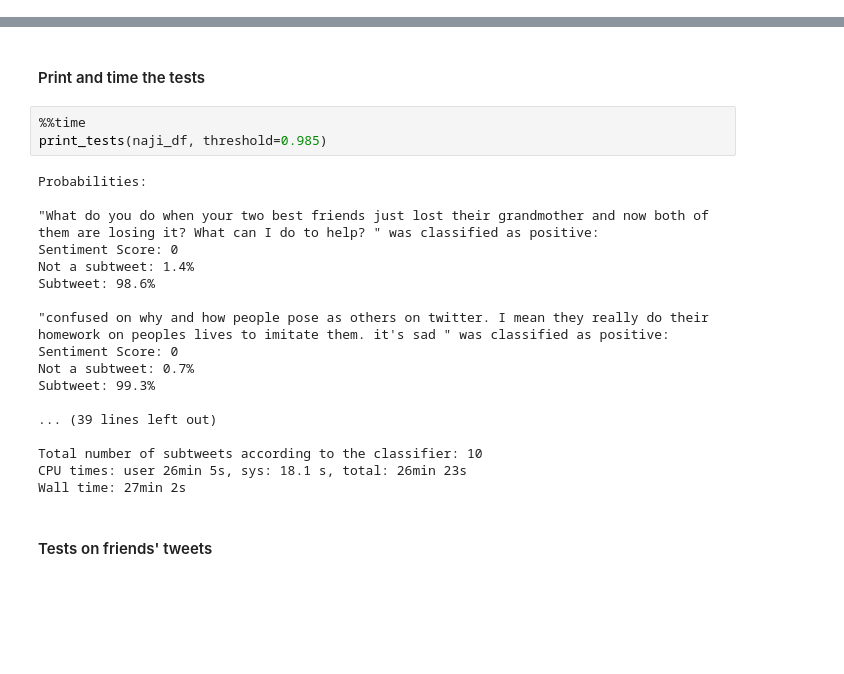
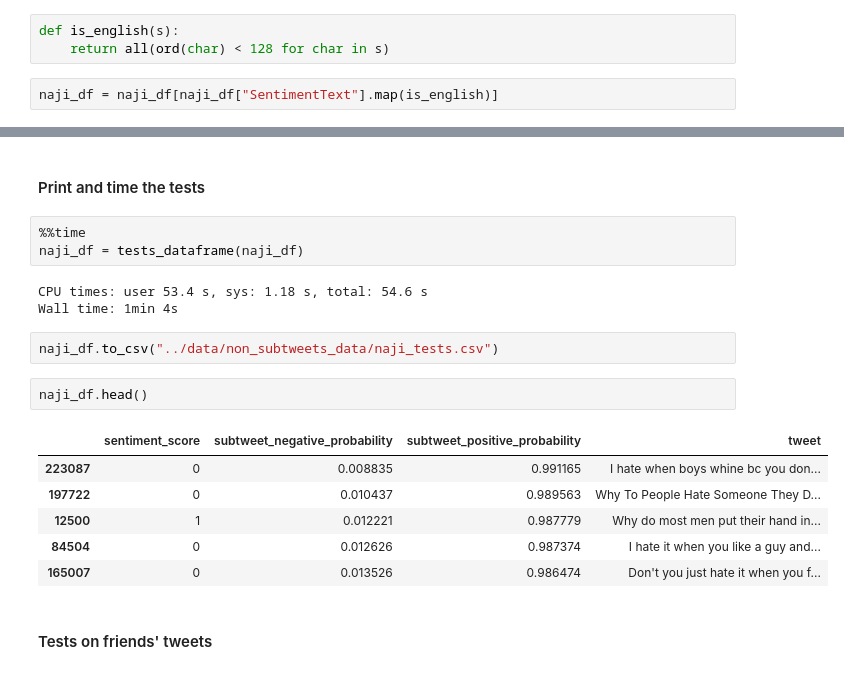
Before and after one commit to segalgouldn/Senior-Project-Subtweets, a Jupyter notebook: development/Create and Utilize Naive Bayes Classifier.ipynb, the cells around one changed output, grey strips where cells are left out. Cells and saved outputs as stored; diff of their text form; blank space fills up the shorter version.

```diff
--- a/development/Create and Utilize Naive Bayes Classifier.ipynb
+++ b/development/Create and Utilize Naive Bayes Classifier.ipynb
@@ -299,0 +280,5 @@ naji_df["SentimentText"] = naji_df["SentimentText"].str.replace("&lt;", "<")
+# %%
+def is_english(s):
+    return all(ord(char) < 128 for char in s)
+# %%
+naji_df = naji_df[naji_df["SentimentText"].map(is_english)]
@@ -305,25 +296,21 @@ naji_df = naji_df.sample(n=250000).reset_index(drop=True)
 #### Print and time the tests
 # %%
 %%time
-print_tests(naji_df, threshold=0.985)
+naji_df = tests_dataframe(naji_df)
 # %% [output]
-Probabilities:
-
-"What do you do when your two best friends just lost their grandmother and now both of them are losing it? What can I do to help? " was classified as positive:
-Sentiment Score: 0
-Not a subtweet: 1.4%
-Subtweet: 98.6%
-
-"confused on why and how people pose as others on twitter. I mean they really do their homework on peoples lives to imitate them. it's sad " was classified as positive:
-Sentiment Score: 0
-Not a subtweet: 0.7%
-Subtweet: 99.3%
-
-... (39 lines left out)
-
-Total number of subtweets according to the classifier: 10
-CPU times: user 26min 5s, sys: 18.1 s, total: 26min 23s
-Wall time: 27min 2s
+CPU times: user 53.4 s, sys: 1.18 s, total: 54.6 s
+Wall time: 1min 4s
+# %%
+naji_df.to_csv("../data/non_subtweets_data/naji_tests.csv")
+# %%
+naji_df.head()
+# %% [output]
+|  | sentiment_score | subtweet_negative_probability | subtweet_positive_probability | tweet |
+| 223087 | 0 | 0.008835 | 0.991165 | I hate when boys whine bc you don... |
+| 197722 | 0 | 0.010437 | 0.989563 | Why To People Hate Someone They D... |
+| 12500 | 1 | 0.012221 | 0.987779 | Why do most men put their hand in... |
+| 84504 | 0 | 0.012626 | 0.987374 | I hate it when you like a guy and... |
+| 165007 | 0 | 0.013526 | 0.986474 | Don't you just hate it when you f... |
 # %% [markdown]
 #### Tests on friends' tweets
 # %%
```
Also changed, not shown: parts of 41 cells of this notebook, 13 other files.
